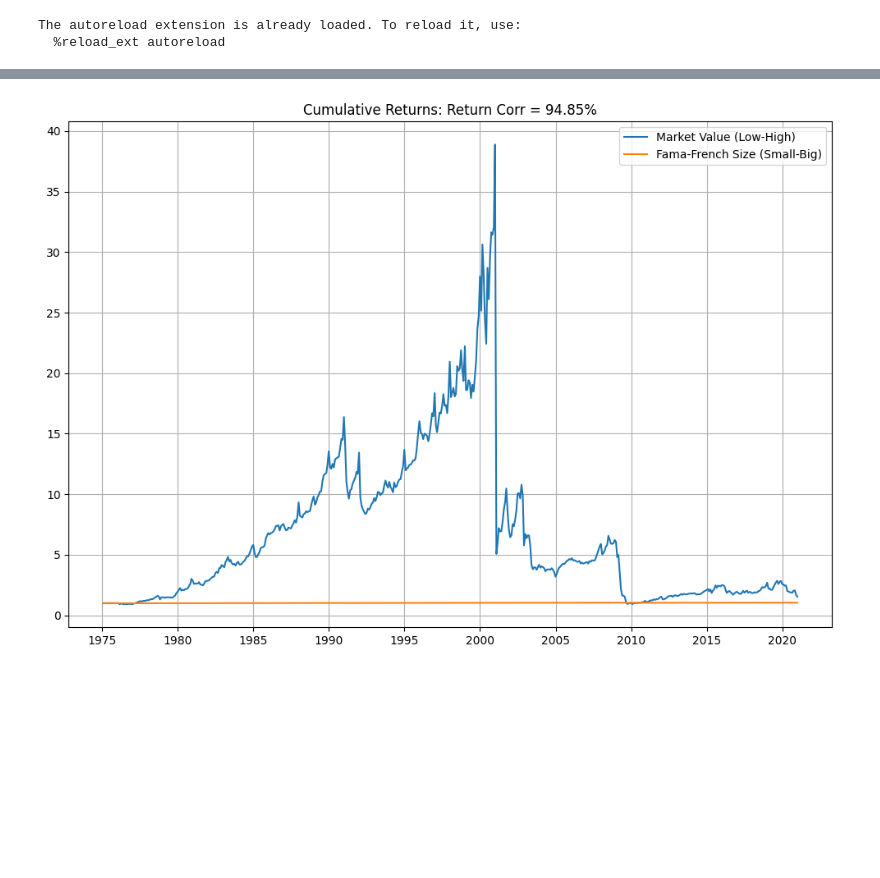
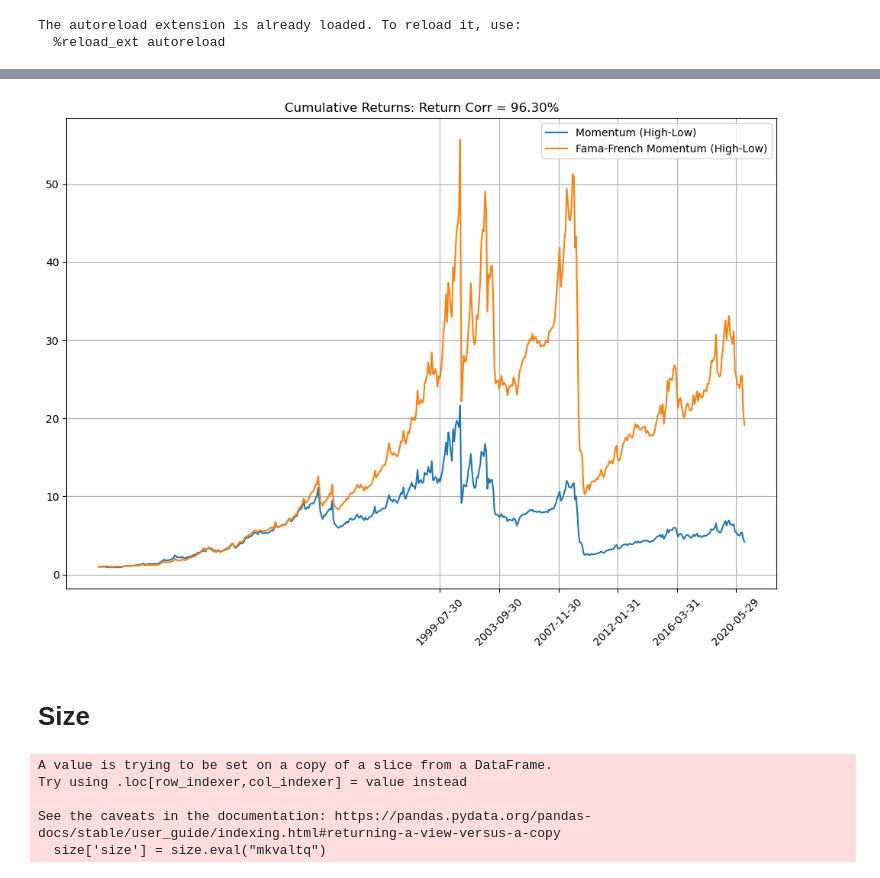
Before and after one commit to Castoria21/Capstone, a Jupyter notebook: code/demo.ipynb, the cells around one changed output, grey strips where cells are left out. Saved outputs shown, nothing was run; the diff lists cells and outputs as text; code cells hidden in the pictures; blank space fills up the shorter version.

```diff
--- a/code/demo.ipynb
+++ b/code/demo.ipynb
@@ -78,6 +40,4 @@ dfs['size'] = date_cusip_pivot(crsp, "me")
 # %%
 df_size = get_size_df(crsp)
-#df_size = get_size_df_comp(comp_funda_og, dfs['ret'])
-selected_idx = get_certain_month_idx(df_size, month=6)
-df_size[~selected_idx] = np.nan
+df_size[~idx_june] = np.nan
 # %%
@@ -96,8 +50,8 @@ temp = size_portfolio[
 # %%
-def process_ff(df, s=197501, e=202012):
+def process_ff(df):
     df = df / 100
-    df = df[(df.index >= s) & (df.index <= e)]
-    df.index = df.index.astype(str)
+    # Convert index
+    df.index = df.index.to_series().apply(lambda x: pd.to_datetime(f"{str(x)[:4]}-{str(x)[4:]}-01") + pd.offsets.MonthEnd(0))
     return df
 
 def ls(df, l, s):
@@ -124,2 +84,3 @@ plt.show()
 # %%
-ff_mom = pd.read_excel("french_mom_ew.xlsx", index_col=0) / 100
+ff_mom = pd.read_excel("french_mom_ew.xlsx", index_col=0)
+ff_mom = process_ff(ff_mom)
@@ -132,16 +87,15 @@ plot_group_cum(ff_mom)
 # %%
 df_mom = get_momentum(dfs['ret'])
 # %%
-# selected_idx = get_certain_month_idx(df_mom, month=6)
-# df_mom[~selected_idx] = np.nan
+price_momentum = df_mom.copy(deep=True)
+price_momentum[~idx_Q] = np.nan
 mom_portfolio = get_sorted_portfolio(
     dfs['ret'], get_sorted_index(
-        df_mom * get_volume_threshold(date_cusip_pivot(crsp, "vol"), 0.20),
-        holding_period=1
+        df_mom * get_volume_threshold(date_cusip_pivot(crsp, "vol"), 0.2),
+        holding_period=3
         #quantiles=np.array([0.2, 0.4, 0.6, 0.8])
         )
 )
-temp_mom = mom_portfolio[
-    (mom_portfolio.index >= datetime(1975, 1, 1)) & (mom_portfolio.index <= datetime(2020, 12, 31))
-]
+plot_group_cum(mom_portfolio, "Price Momentum")
+plot_solo_cum(ls(mom_portfolio, -1, 0), "Price Momentum LS (High-Low) Cumulative Return")
 # %% [output]
@@ -172,15 +104,35 @@ Length: 552, dtype: float64
 # %%
+start = (1975, 7, 1)
+end = (2020, 12, 31)
+temp_mom = filter_datetime_df(mom_portfolio, start, end)
+temp_mom_ff = filter_datetime_df(ff_mom, start, end)
 plt.figure(figsize=(12, 8))
-plt.plot(temp_mom.index, (1+ls(temp_mom, -1, 0)).to_numpy().cumprod(), label='Market Value (Low-High)')
-plt.plot(temp_mom.index, (1+ls(ff_mom, -1, 0)).to_numpy().cumprod(), label='Fama-French Size (Small-Big)')
+
+plt.plot(temp_mom.index, (1+ls(temp_mom, -1, 0)).to_numpy().cumprod(), label='Momentum (High-Low)')
+plt.plot(temp_mom.index, (1+ls(temp_mom_ff, -1, 0)).to_numpy().cumprod(), label='Fama-French Momentum (High-Low)')
 # plt.plot(temp_mom.index, (1+temp_mom.iloc[:, 0]).to_numpy().cumprod(), label='Small')
-# plt.plot(temp_mom.index, (1+ff_mom.iloc[:, 0]).to_numpy().cumprod(), label='FF Small')
+# plt.plot(temp_mom.index, (1+temp_mom_ff.iloc[:, 0]).to_numpy().cumprod(), label='FF Small')
 # plt.plot(temp_mom.index, (1+temp_mom.iloc[:, -1]).to_numpy().cumprod(), '--', label='Big')
-# plt.plot(temp_mom.index, (1+ff_mom.iloc[:,-1]).to_numpy().cumprod(), '--', label='FF Big')
-corr = np.corrcoef([ls(temp_mom, -1, 0), ls(ff_mom, -1, 0)])[0, 1]
+# plt.plot(temp_mom.index, (1+temp_mom_ff.iloc[:,-1]).to_numpy().cumprod(), '--', label='FF Big')
+corr = np.corrcoef([ls(temp_mom, 0, -1), ls(temp_mom_ff, 0, -1)])[0, 1]
 plt.legend(loc='upper right')
 plt.title(f"Cumulative Returns: Return Corr = {corr:.2%}")
+plt.xticks(temp.index[::50], rotation=45)
 plt.grid()
 plt.show()
 # %% [output]
-[figure, old version]
+[figure, new version]
+# %% [markdown]
+# Size
+# %%
+size = comp_funq["date cusip mkvaltq consol".split()]
+size['size'] = size.eval("mkvaltq")
+size = get_non_duplicated_df(size, "size")
+size = date_cusip_pivot(size, "size").reindex(columns=dfs['ret'].columns)
+size = get_time_merge(size, dfs['ret'])
+# %% [output]
+A value is trying to be set on a copy of a slice from a DataFrame.
+Try using .loc[row_indexer,col_indexer] = value instead
+
+See the caveats in the documentation: https://pandas.pydata.org/pandas-docs/stable/user_guide/indexing.html#returning-a-view-versus-a-copy
+  size['size'] = size.eval("mkvaltq")
```
Also changed, not shown: parts of 30 cells of this notebook, 5 other files.
